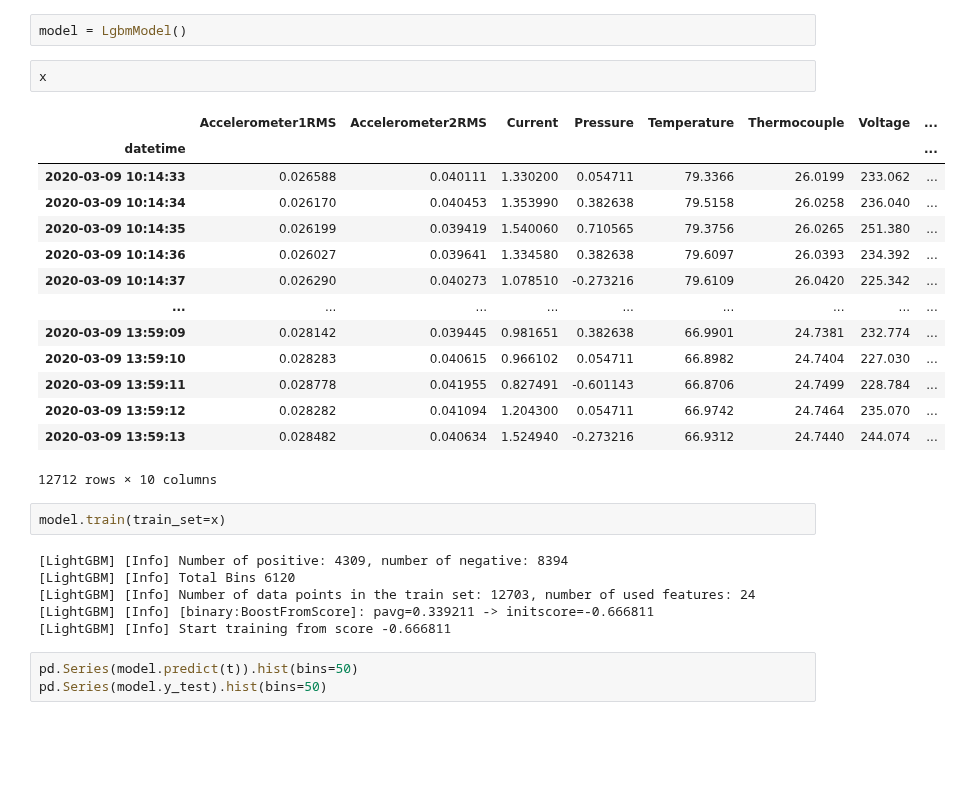
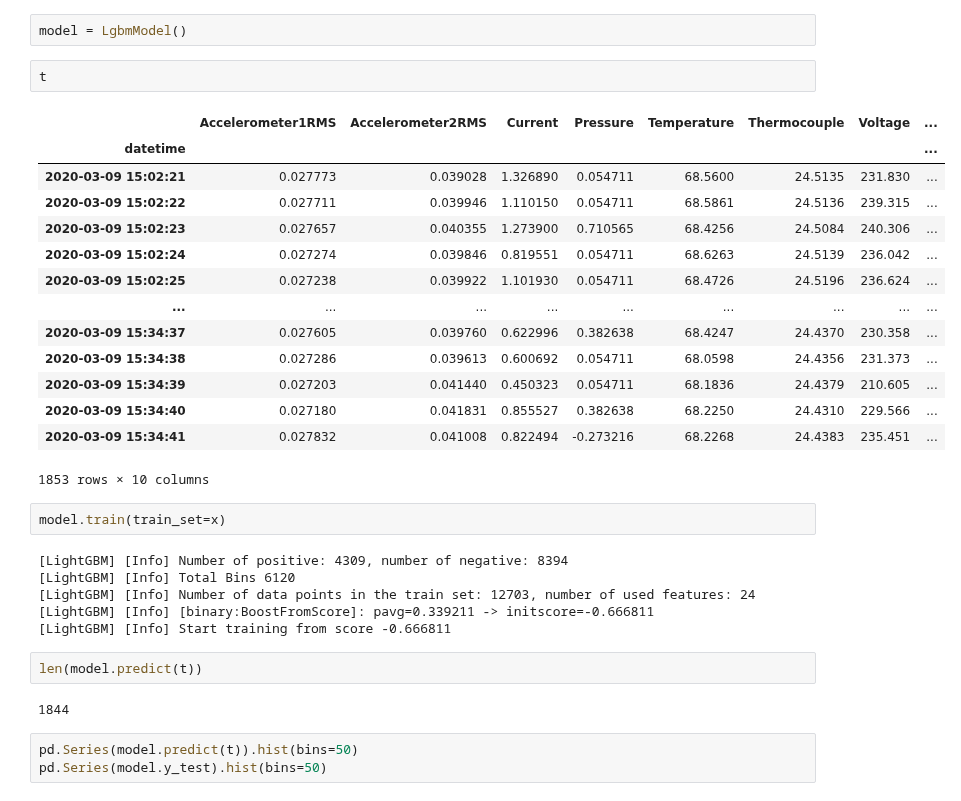
Before and after one commit to Oren-Ben/mlops-anomaly-detection, a Jupyter notebook: model_schemes/run_models.ipynb, the cells around one changed output. Cells and saved outputs as stored; diff of their text form; blank space fills up the shorter version.

```diff
--- a/model_schemes/run_models.ipynb
+++ b/model_schemes/run_models.ipynb
@@ -32,23 +32,23 @@ data_dict_by_source = {source:load_dfs_by_source(DATA_PATH,source) for source in
 valve1_df = data_dict_by_source['valve1']
 # %%
 model = LgbmModel()
-# %%
-x
-# %% [output]
-|  | Accelerometer1RMS | Accelerometer2RMS | Current | Pressure | Temperature | Thermocouple | Voltage | ... |
-| datetime |  |  |  |  |  |  |  | ... |
-| 2020-03-09 10:14:33 | 0.026588 | 0.040111 | 1.330200 | 0.054711 | 79.3366 | 26.0199 | 233.062 | ... |
-| 2020-03-09 10:14:34 | 0.026170 | 0.040453 | 1.353990 | 0.382638 | 79.5158 | 26.0258 | 236.040 | ... |
-| 2020-03-09 10:14:35 | 0.026199 | 0.039419 | 1.540060 | 0.710565 | 79.3756 | 26.0265 | 251.380 | ... |
-| 2020-03-09 10:14:36 | 0.026027 | 0.039641 | 1.334580 | 0.382638 | 79.6097 | 26.0393 | 234.392 | ... |
-| 2020-03-09 10:14:37 | 0.026290 | 0.040273 | 1.078510 | -0.273216 | 79.6109 | 26.0420 | 225.342 | ... |
-| ... | ... | ... | ... | ... | ... | ... | ... | ... |
-| 2020-03-09 13:59:09 | 0.028142 | 0.039445 | 0.981651 | 0.382638 | 66.9901 | 24.7381 | 232.774 | ... |
-| 2020-03-09 13:59:10 | 0.028283 | 0.040615 | 0.966102 | 0.054711 | 66.8982 | 24.7404 | 227.030 | ... |
-| 2020-03-09 13:59:11 | 0.028778 | 0.041955 | 0.827491 | -0.601143 | 66.8706 | 24.7499 | 228.784 | ... |
-| 2020-03-09 13:59:12 | 0.028282 | 0.041094 | 1.204300 | 0.054711 | 66.9742 | 24.7464 | 235.070 | ... |
-| 2020-03-09 13:59:13 | 0.028482 | 0.040634 | 1.524940 | -0.273216 | 66.9312 | 24.7440 | 244.074 | ... |
-12712 rows × 10 columns
+# %%
+t
+# %% [output]
+|  | Accelerometer1RMS | Accelerometer2RMS | Current | Pressure | Temperature | Thermocouple | Voltage | ... |
+| datetime |  |  |  |  |  |  |  | ... |
+| 2020-03-09 15:02:21 | 0.027773 | 0.039028 | 1.326890 | 0.054711 | 68.5600 | 24.5135 | 231.830 | ... |
+| 2020-03-09 15:02:22 | 0.027711 | 0.039946 | 1.110150 | 0.054711 | 68.5861 | 24.5136 | 239.315 | ... |
+| 2020-03-09 15:02:23 | 0.027657 | 0.040355 | 1.273900 | 0.710565 | 68.4256 | 24.5084 | 240.306 | ... |
+| 2020-03-09 15:02:24 | 0.027274 | 0.039846 | 0.819551 | 0.054711 | 68.6263 | 24.5139 | 236.042 | ... |
+| 2020-03-09 15:02:25 | 0.027238 | 0.039922 | 1.101930 | 0.054711 | 68.4726 | 24.5196 | 236.624 | ... |
+| ... | ... | ... | ... | ... | ... | ... | ... | ... |
+| 2020-03-09 15:34:37 | 0.027605 | 0.039760 | 0.622996 | 0.382638 | 68.4247 | 24.4370 | 230.358 | ... |
+| 2020-03-09 15:34:38 | 0.027286 | 0.039613 | 0.600692 | 0.054711 | 68.0598 | 24.4356 | 231.373 | ... |
+| 2020-03-09 15:34:39 | 0.027203 | 0.041440 | 0.450323 | 0.054711 | 68.1836 | 24.4379 | 210.605 | ... |
+| 2020-03-09 15:34:40 | 0.027180 | 0.041831 | 0.855527 | 0.382638 | 68.2250 | 24.4310 | 229.566 | ... |
+| 2020-03-09 15:34:41 | 0.027832 | 0.041008 | 0.822494 | -0.273216 | 68.2268 | 24.4383 | 235.451 | ... |
+1853 rows × 10 columns
 # %%
 model.train(train_set=x)
 # %% [output]
@@ -57,6 +57,10 @@ model.train(train_set=x)
 [LightGBM] [Info] Number of data points in the train set: 12703, number of used features: 24
 [LightGBM] [Info] [binary:BoostFromScore]: pavg=0.339211 -> initscore=-0.666811
 [LightGBM] [Info] Start training from score -0.666811
+# %%
+len(model.predict(t))
+# %% [output]
+1844
 # %%
 pd.Series(model.predict(t)).hist(bins=50)
 pd.Series(model.y_test).hist(bins=50)
```
Also changed, not shown: parts of 20 cells of this notebook, 3 other files.
